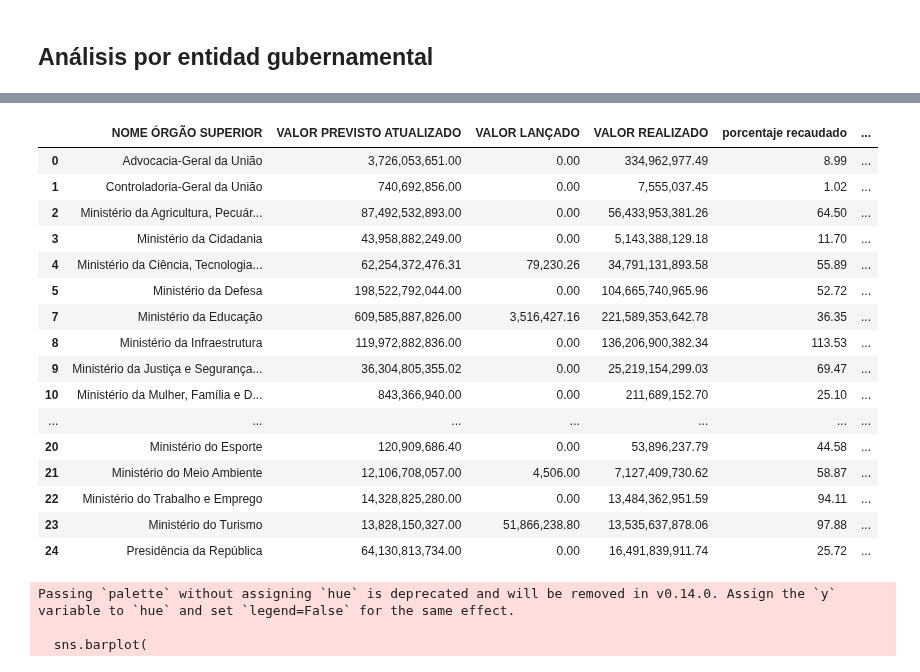
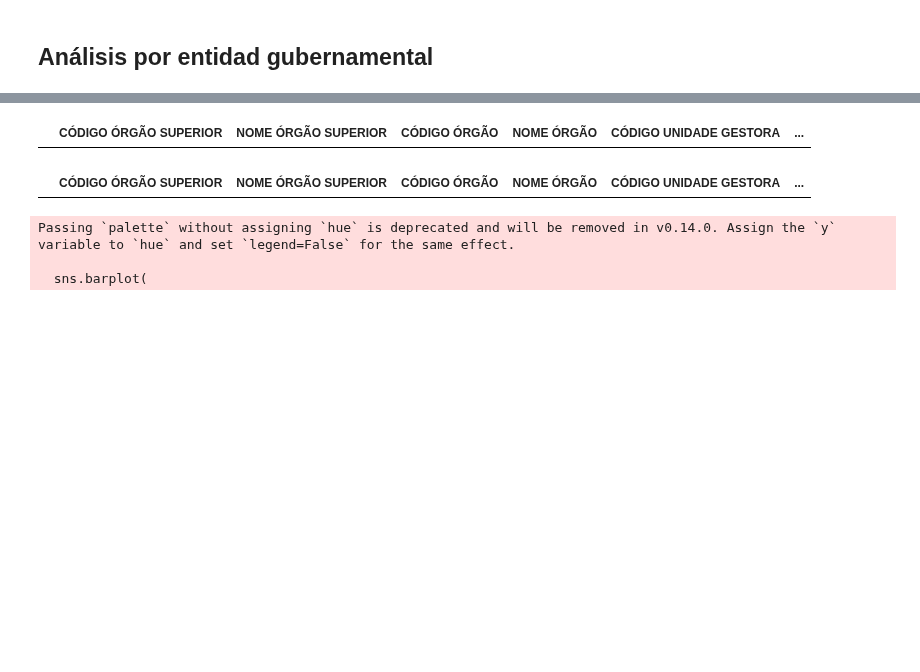
Before and after one commit to Gabijc/Proyecto2-Insights-Brasil, a Jupyter notebook: Análisis_categorías.ipynb, the cells around one changed output, grey strips where cells are left out. Drawn from its saved outputs; the diff is of its cells as text; code cells hidden in the pictures; blank space fills up the shorter version.

```diff
--- a/Análisis_categorías.ipynb
+++ b/Análisis_categorías.ipynb
@@ -367,24 +371,11 @@ entidad_gub
 # %%
-entidad_gub_sin_ec = entidad_gub[entidad_gub["NOME ÓRGÃO SUPERIOR"] != "Ministério da Economia"]
-entidad_gub_sin_ec
+datos_brasil[datos_brasil["NOME ÓRGÃO SUPERIOR"] == "Ministério da Ciência, Tecnologia, Inovações"]
 # %% [output]
-|  | NOME ÓRGÃO SUPERIOR | VALOR PREVISTO ATUALIZADO | VALOR LANÇADO | VALOR REALIZADO | porcentaje recaudado | ... |
-| 0 | Advocacia-Geral da União | 3,726,053,651.00 | 0.00 | 334,962,977.49 | 8.99 | ... |
-| 1 | Controladoria-Geral da União | 740,692,856.00 | 0.00 | 7,555,037.45 | 1.02 | ... |
-| 2 | Ministério da Agricultura, Pecuár... | 87,492,532,893.00 | 0.00 | 56,433,953,381.26 | 64.50 | ... |
-| 3 | Ministério da Cidadania | 43,958,882,249.00 | 0.00 | 5,143,388,129.18 | 11.70 | ... |
-| 4 | Ministério da Ciência, Tecnologia... | 62,254,372,476.31 | 79,230.26 | 34,791,131,893.58 | 55.89 | ... |
-| 5 | Ministério da Defesa | 198,522,792,044.00 | 0.00 | 104,665,740,965.96 | 52.72 | ... |
-| 7 | Ministério da Educação | 609,585,887,826.00 | 3,516,427.16 | 221,589,353,642.78 | 36.35 | ... |
-| 8 | Ministério da Infraestrutura | 119,972,882,836.00 | 0.00 | 136,206,900,382.34 | 113.53 | ... |
-| 9 | Ministério da Justiça e Segurança... | 36,304,805,355.02 | 0.00 | 25,219,154,299.03 | 69.47 | ... |
-| 10 | Ministério da Mulher, Família e D... | 843,366,940.00 | 0.00 | 211,689,152.70 | 25.10 | ... |
-| ... | ... | ... | ... | ... | ... | ... |
-| 20 | Ministério do Esporte | 120,909,686.40 | 0.00 | 53,896,237.79 | 44.58 | ... |
-| 21 | Ministério do Meio Ambiente | 12,106,708,057.00 | 4,506.00 | 7,127,409,730.62 | 58.87 | ... |
-| 22 | Ministério do Trabalho e Emprego | 14,328,825,280.00 | 0.00 | 13,484,362,951.59 | 94.11 | ... |
-| 23 | Ministério do Turismo | 13,828,150,327.00 | 51,866,238.80 | 13,535,637,878.06 | 97.88 | ... |
-| 24 | Presidência da República | 64,130,813,734.00 | 0.00 | 16,491,839,911.74 | 25.72 | ... |
+|  | CÓDIGO ÓRGÃO SUPERIOR | NOME ÓRGÃO SUPERIOR | CÓDIGO ÓRGÃO | NOME ÓRGÃO | CÓDIGO UNIDADE GESTORA | ... |
+# %%
+datos_brasil[datos_brasil["NOME ÓRGÃO SUPERIOR"] == "Ministério da Ciência, Tecnologia, Inovações"]
+# %% [output]
+|  | CÓDIGO ÓRGÃO SUPERIOR | NOME ÓRGÃO SUPERIOR | CÓDIGO ÓRGÃO | NOME ÓRGÃO | CÓDIGO UNIDADE GESTORA | ... |
 # %%
 plt.figure(figsize=(12, 8))  # Tamaño del gráfico
 sns.barplot(
```
Also changed, not shown: parts of 2 cells of this notebook, 1 other file.
